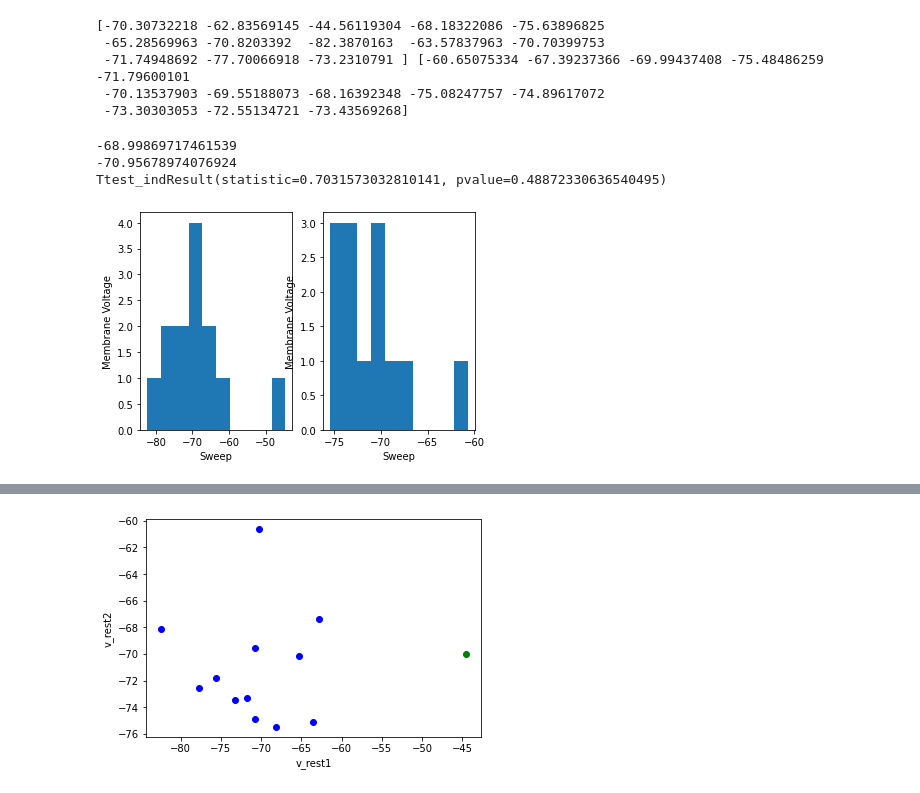
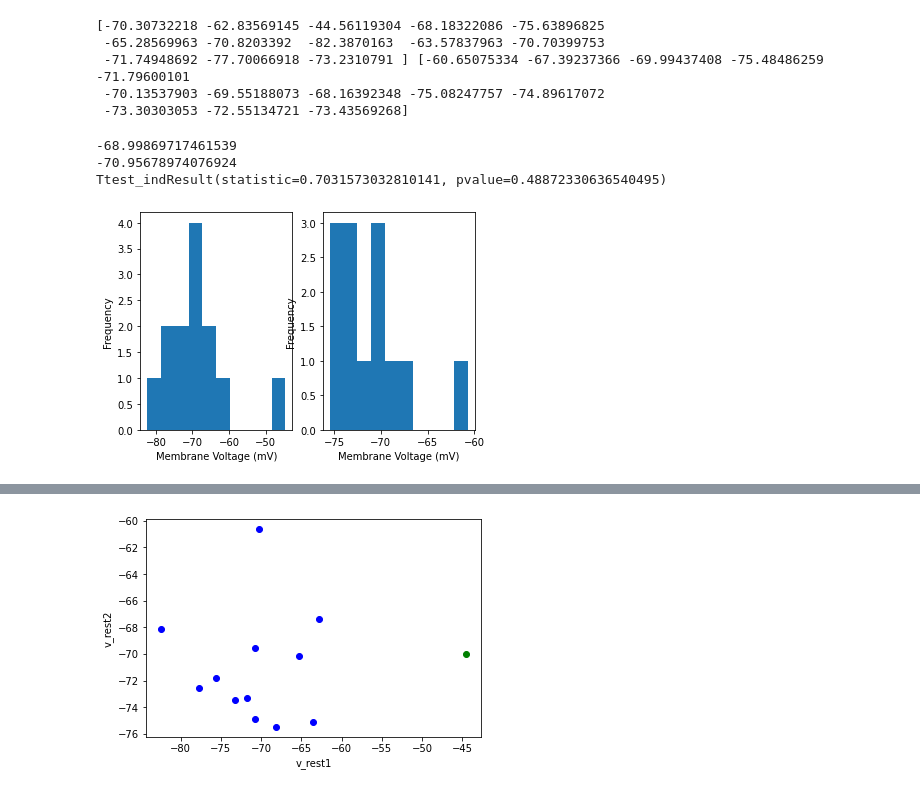
Before and after one commit to amandafriedmann/NEUR-Data-Analysis, a Jupyter notebook: coding_homework_3.ipynb, the cells around one changed output, grey strips where cells are left out. Cells and saved outputs as stored; diff of their text form; code cells hidden in the pictures.

```diff
--- a/coding_homework_3.ipynb
+++ b/coding_homework_3.ipynb
@@ -70,29 +70,29 @@ print(v_rest1, v_rest2)
 # %%
 #find the means of v_rest1 and v_rest2
 np.mean(v_rest1)
 np.mean(v_rest2)
 print(np.mean(v_rest1))
 print(np.mean(v_rest2))
 
 #perform t test to either accept or reject null hypothesis
 stats.ttest_ind(v_rest1, v_rest2)
 print(stats.ttest_ind(v_rest1, v_rest2))
 
 #plot histogram of v_rest1 in one subplot and histogram of v_rest2 in another subplot
 fig, ax = plt.subplots(1,2)
 ax[0].hist(v_rest1)
-ax[0].set_xlabel('Sweep')
-ax[0].set_ylabel('Membrane Voltage')
+ax[0].set_xlabel('Membrane Voltage (mV)')
+ax[0].set_ylabel('Frequency')
 ax[1].hist(v_rest2)
-ax[1].set_xlabel('Sweep')
-ax[1].set_ylabel('Membrane Voltage')
+ax[1].set_xlabel('Membrane Voltage (mV)')
+ax[1].set_ylabel('Frequency')
 
 plt.show()
 # %% [output]
 -68.99869717461539
 -70.95678974076924
 Ttest_indResult(statistic=0.7031573032810141, pvalue=0.48872330636540495)
-[figure, old version]
+[figure, new version]
 # %%
 #make a function to define vrestHist()
 def vrestHist():
```
Also changed, not shown: parts of 2 cells of this notebook.
